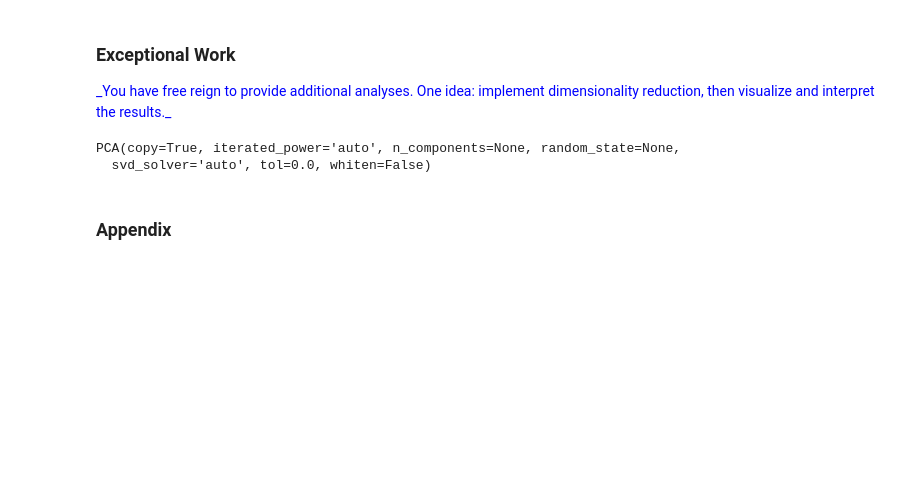
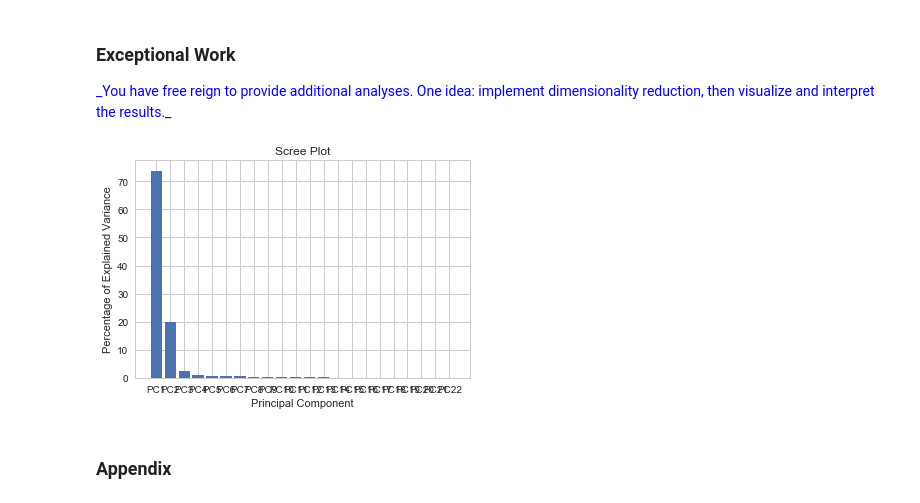
Before and after one commit to davxdan/DataMiningGroupProjects, a Jupyter notebook: Project1/Dan/First Project Work Week Assignment.ipynb, the cells around one changed output. Saved outputs shown, nothing was run; the diff lists cells and outputs as text; code cells hidden in the pictures; blank space fills up the shorter version.

```diff
--- a/Project1/Dan/First Project Work Week Assignment.ipynb
+++ b/Project1/Dan/First Project Work Week Assignment.ipynb
@@ -309,27 +309,24 @@ scaled_data = preprocessing.scale(df_pca.T)
 pca=PCA()
 
 #All PCA math in here, loading scores and variation each component accounts for
+pca.fit(scaled_data)
 
-
-
-
-# def get_feature_names_from_weights(weights, names):
-#     tmp_array = []
-#     for comp in weights:
-#         tmp_string = ''
-#         for fidx,f in enumerate(names):
-#             if fidx>0 and comp[fidx]>=0:
-#                 tmp_string+='+'
-#             tmp_string += '%.2f*%s ' % (comp[fidx],f[:-5])
-#         tmp_array.append(tmp_string)
-#     return tmp_array
-
-# pca = PCA(n_components=2)
-# X_pca = pca.fit(X).transform(X) # fit data and then transform it
-
-# #print ('pca:', pca.components_)
-# pca_weight_strings = get_feature_names_from_weights(pca.components_, df.columns)
-# df_pca = pd.DataFrame(X_pca,columns=[pca_weight_strings])
+#Generate Coords for the graph based on the loading scores and scaled data
+pca_data=pca.transform(scaled_data)
-# %% [output]
-PCA(copy=True, iterated_power='auto', n_components=None, random_state=None,
-  svd_solver='auto', tol=0.0, whiten=False)
+# %%
+#Scree plot
+
+#Calculate % that each comp accounts for
+per_var = np.round(pca.explained_variance_ratio_*100, decimals=1)
+
+#Create labels
+labels = ['PC' + str(x) for x in range(1, len(per_var)+1)]
+
+#Create matplotlib bar (scree) plot
+plt.bar(x=range(1,len(per_var)+1), height=per_var, tick_label=labels)
+plt.ylabel('Percentage of Explained Variance')
+plt.xlabel('Principal Component')
+plt.title('Scree Plot')
+plt.show()
+# %% [output]
+[figure, added]
```
Also changed, not shown: parts of 1 cell of this notebook, 1 other file.
